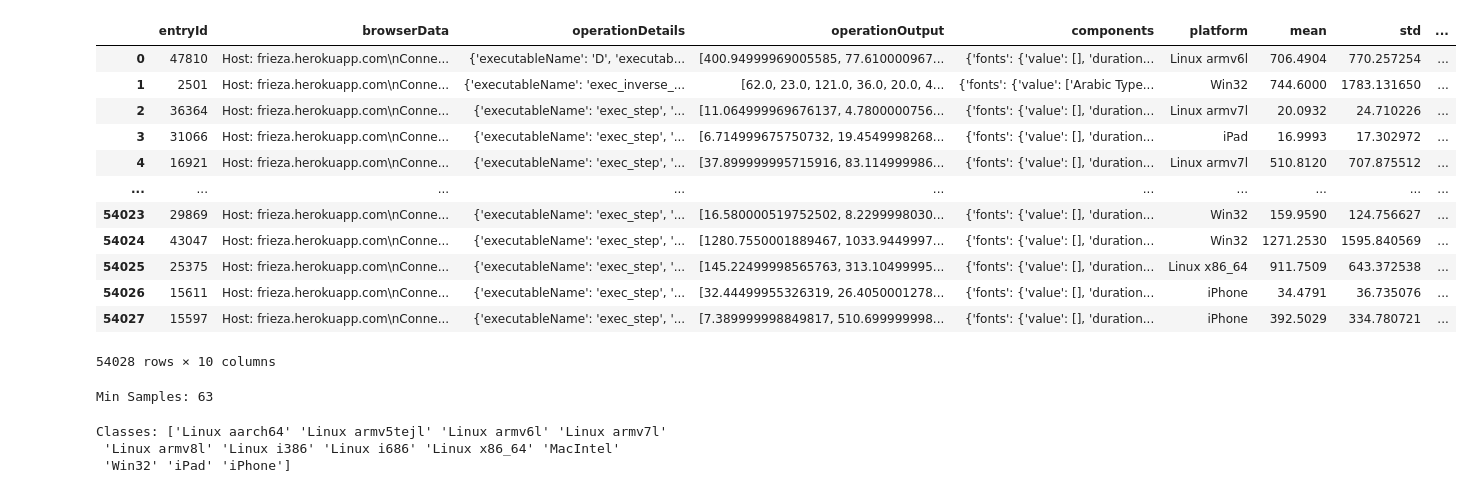
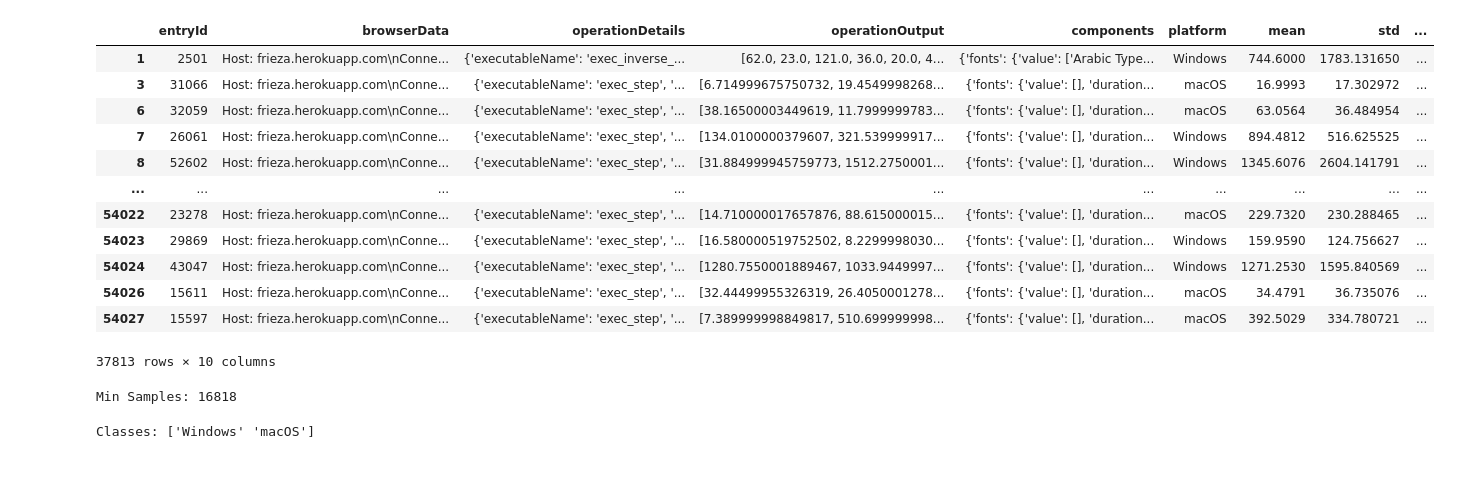
Before and after one commit to aunshx/device-fingerprinting, a Jupyter notebook: analysis/nn.ipynb, the cells around one changed output. Saved outputs shown, nothing was run; the diff lists cells and outputs as text; code cells hidden in the pictures.

```diff
--- a/analysis/nn.ipynb
+++ b/analysis/nn.ipynb
@@ -33,47 +33,50 @@ def convert_and_pad_or_truncate(arr, length):
         return np.pad(arr, (0, length - len(arr)), 'constant')
     return arr
 
 # Apply padding/truncation to each operationOutput
 df['operationOutput'] = df['operationOutput'].apply(lambda x: convert_and_pad_or_truncate(x, fixed_length))
 
 # Determine the plaform of the data
 def determine_platform(platform):
-    return platform
     if 'Linux' in platform:
         return 'Linux'
     elif 'Win' in platform:
         return 'Windows'
     elif 'iPad' in platform or 'iPhone' in platform:
-        return 'iOS'
+        # return 'iOS'
+        return 'macOS'
     elif 'Mac' in platform:
         return 'macOS'
     else:
         return 'Other'
 
 # Get the platform from component
 df['platform'] = df['components'].apply(lambda x: determine_platform(x['platform']['value']))
 
+# Remove all linux data
+df = df[df['platform'] != 'Linux']
+
 # Compute summary statistics for each operationOutput
 df['mean'] = df['operationOutput'].apply(np.mean)
 df['std'] = df['operationOutput'].apply(np.std)
 df['min'] = df['operationOutput'].apply(np.min)
 df['max'] = df['operationOutput'].apply(np.max)
 
 df
 # %% [output]
 |  | entryId | browserData | operationDetails | operationOutput | components | platform | mean | std | ... |
-| 0 | 47810 | Host: frieza.herokuapp.com\nConne... | {'executableName': 'D', 'executab... | [400.94999969005585, 77.610000967... | {'fonts': {'value': [], 'duration... | Linux armv6l | 706.4904 | 770.257254 | ... |
-| 1 | 2501 | Host: frieza.herokuapp.com\nConne... | {'executableName': 'exec_inverse_... | [62.0, 23.0, 121.0, 36.0, 20.0, 4... | {'fonts': {'value': ['Arabic Type... | Win32 | 744.6000 | 1783.131650 | ... |
-| 2 | 36364 | Host: frieza.herokuapp.com\nConne... | {'executableName': 'exec_step', '... | [11.064999969676137, 4.7800000756... | {'fonts': {'value': [], 'duration... | Linux armv7l | 20.0932 | 24.710226 | ... |
-| 3 | 31066 | Host: frieza.herokuapp.com\nConne... | {'executableName': 'exec_step', '... | [6.714999675750732, 19.4549998268... | {'fonts': {'value': [], 'duration... | iPad | 16.9993 | 17.302972 | ... |
-| 4 | 16921 | Host: frieza.herokuapp.com\nConne... | {'executableName': 'exec_step', '... | [37.899999995715916, 83.114999986... | {'fonts': {'value': [], 'duration... | Linux armv7l | 510.8120 | 707.875512 | ... |
+| 1 | 2501 | Host: frieza.herokuapp.com\nConne... | {'executableName': 'exec_inverse_... | [62.0, 23.0, 121.0, 36.0, 20.0, 4... | {'fonts': {'value': ['Arabic Type... | Windows | 744.6000 | 1783.131650 | ... |
+| 3 | 31066 | Host: frieza.herokuapp.com\nConne... | {'executableName': 'exec_step', '... | [6.714999675750732, 19.4549998268... | {'fonts': {'value': [], 'duration... | macOS | 16.9993 | 17.302972 | ... |
+| 6 | 32059 | Host: frieza.herokuapp.com\nConne... | {'executableName': 'exec_step', '... | [38.16500003449619, 11.7999999783... | {'fonts': {'value': [], 'duration... | macOS | 63.0564 | 36.484954 | ... |
+| 7 | 26061 | Host: frieza.herokuapp.com\nConne... | {'executableName': 'exec_step', '... | [134.0100000379607, 321.539999917... | {'fonts': {'value': [], 'duration... | Windows | 894.4812 | 516.625525 | ... |
+| 8 | 52602 | Host: frieza.herokuapp.com\nConne... | {'executableName': 'exec_step', '... | [31.884999945759773, 1512.2750001... | {'fonts': {'value': [], 'duration... | Windows | 1345.6076 | 2604.141791 | ... |
 | ... | ... | ... | ... | ... | ... | ... | ... | ... | ... |
-| 54023 | 29869 | Host: frieza.herokuapp.com\nConne... | {'executableName': 'exec_step', '... | [16.580000519752502, 8.2299998030... | {'fonts': {'value': [], 'duration... | Win32 | 159.9590 | 124.756627 | ... |
-| 54024 | 43047 | Host: frieza.herokuapp.com\nConne... | {'executableName': 'exec_step', '... | [1280.7550001889467, 1033.9449997... | {'fonts': {'value': [], 'duration... | Win32 | 1271.2530 | 1595.840569 | ... |
-| 54025 | 25375 | Host: frieza.herokuapp.com\nConne... | {'executableName': 'exec_step', '... | [145.22499998565763, 313.10499995... | {'fonts': {'value': [], 'duration... | Linux x86_64 | 911.7509 | 643.372538 | ... |
-| 54026 | 15611 | Host: frieza.herokuapp.com\nConne... | {'executableName': 'exec_step', '... | [32.44499955326319, 26.4050001278... | {'fonts': {'value': [], 'duration... | iPhone | 34.4791 | 36.735076 | ... |
-| 54027 | 15597 | Host: frieza.herokuapp.com\nConne... | {'executableName': 'exec_step', '... | [7.389999998849817, 510.699999998... | {'fonts': {'value': [], 'duration... | iPhone | 392.5029 | 334.780721 | ... |
+| 54022 | 23278 | Host: frieza.herokuapp.com\nConne... | {'executableName': 'exec_step', '... | [14.710000017657876, 88.615000015... | {'fonts': {'value': [], 'duration... | macOS | 229.7320 | 230.288465 | ... |
+| 54023 | 29869 | Host: frieza.herokuapp.com\nConne... | {'executableName': 'exec_step', '... | [16.580000519752502, 8.2299998030... | {'fonts': {'value': [], 'duration... | Windows | 159.9590 | 124.756627 | ... |
+| 54024 | 43047 | Host: frieza.herokuapp.com\nConne... | {'executableName': 'exec_step', '... | [1280.7550001889467, 1033.9449997... | {'fonts': {'value': [], 'duration... | Windows | 1271.2530 | 1595.840569 | ... |
+| 54026 | 15611 | Host: frieza.herokuapp.com\nConne... | {'executableName': 'exec_step', '... | [32.44499955326319, 26.4050001278... | {'fonts': {'value': [], 'duration... | macOS | 34.4791 | 36.735076 | ... |
+| 54027 | 15597 | Host: frieza.herokuapp.com\nConne... | {'executableName': 'exec_step', '... | [7.389999998849817, 510.699999998... | {'fonts': {'value': [], 'duration... | macOS | 392.5029 | 334.780721 | ... |
-54028 rows × 10 columns
+37813 rows × 10 columns
 # %%
 '''
 Get number of classes and balance the data
@@ -88,7 +91,7 @@ print("Min Samples:",min_samples)
 # Balance the data
 df = df.groupby('platform').apply(lambda x: x.sample(n=min_samples)).reset_index(drop=True)
 # %% [output]
-Min Samples: 63
+Min Samples: 16818
 # %%
 '''
 Feature Engineering
@@ -109,9 +112,7 @@ label_encoder = LabelEncoder()
 y_encoded = label_encoder.fit_transform(y)
 print(f"Classes: {label_encoder.classes_}")
 # %% [output]
-Classes: ['Linux aarch64' 'Linux armv5tejl' 'Linux armv6l' 'Linux armv7l'
- 'Linux armv8l' 'Linux i386' 'Linux i686' 'Linux x86_64' 'MacIntel'
- 'Win32' 'iPad' 'iPhone']
+Classes: ['Windows' 'macOS']
 # %%
 '''
 Split the data
```
Also changed, not shown: parts of 2 cells of this notebook, 1 other file.
